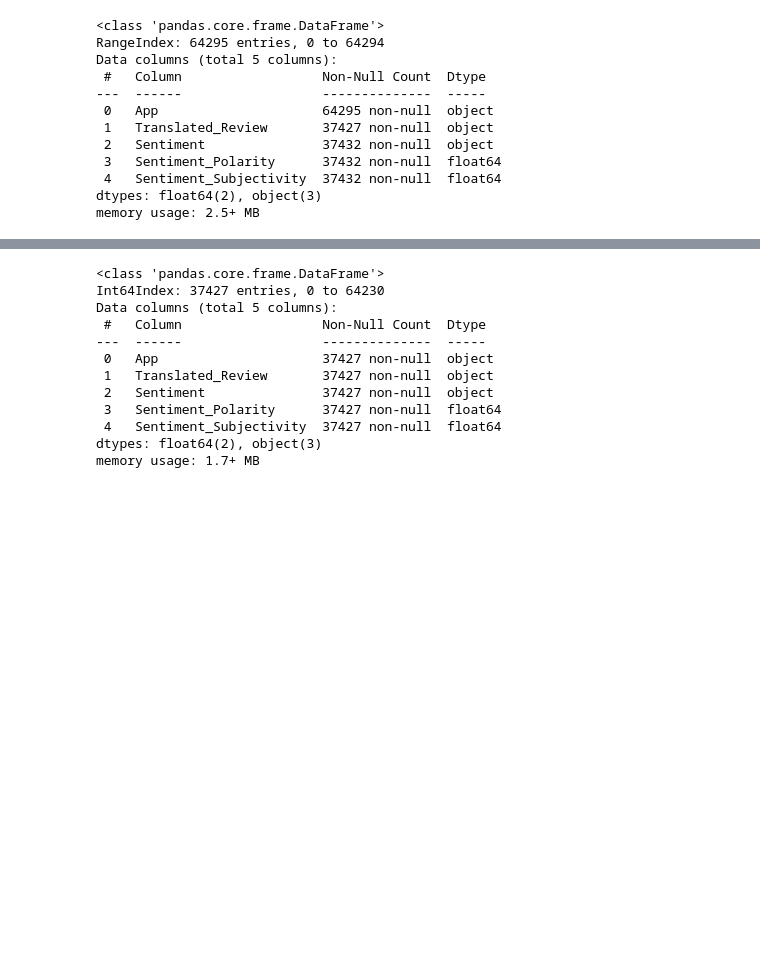
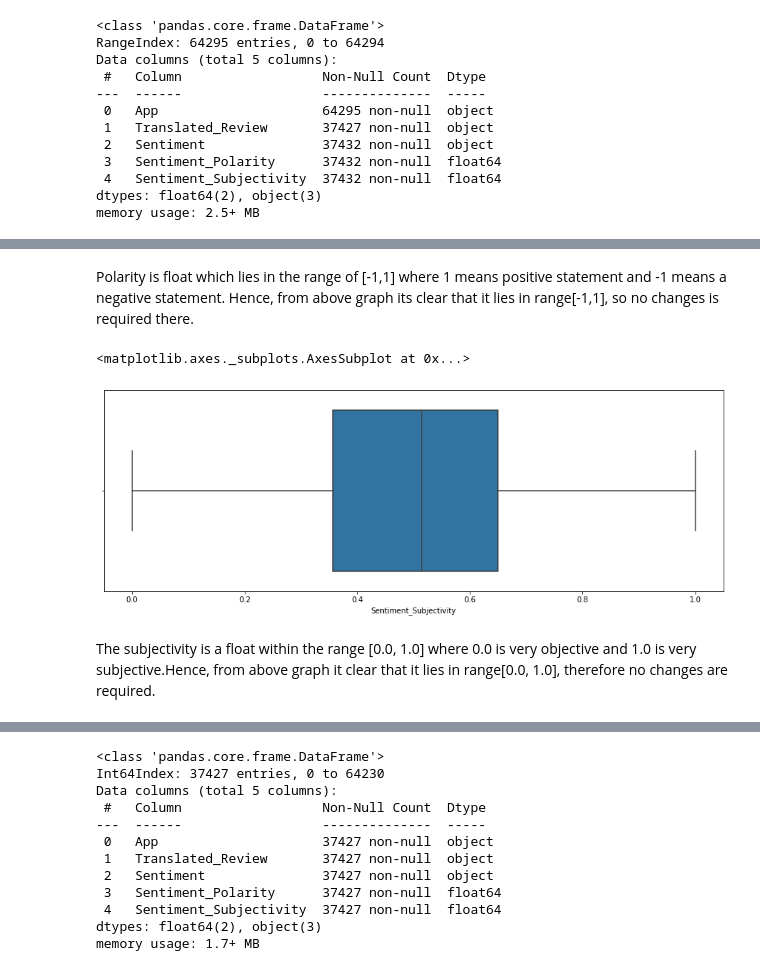
Before and after one commit to kishor0896/playstorereviewanalysis, a Jupyter notebook: Copy_of_Copy_of_Copy_of_Play_Store_App_Review_Analysis_Capstone_Project.ipynb, the cells around one changed output, grey strips where cells are left out. Drawn from its saved outputs; the diff is of its cells as text; code cells hidden in the pictures; blank space fills up the shorter version.

```diff
--- a/Copy_of_Copy_of_Copy_of_Play_Store_App_Review_Analysis_Capstone_Project.ipynb
+++ b/Copy_of_Copy_of_Copy_of_Play_Store_App_Review_Analysis_Capstone_Project.ipynb
@@ -581,3 +623,14 @@ df_review.tail(10)
+# %% [markdown]
+Polarity is float which lies in the range of [-1,1] where 1 means positive statement and -1 means a negative statement. Hence, from above graph its clear that it lies in range[-1,1], so no changes is required there.
+# %%
+#Creating a box graph for the 'Sentiment_Subjectivity' column
+plt.figure(figsize = (15,5))
+sns.boxplot(df_review['Sentiment_Subjectivity'], x='Sentiment_Subjectivity')
+# %% [output]
+<matplotlib.axes._subplots.AxesSubplot at 0x...>
+[figure, added]
+# %% [markdown]
+The subjectivity is a float within the range [0.0, 1.0] where 0.0 is very objective and 1.0 is very subjective.Hence, from above graph it clear that it lies in range[0.0, 1.0], therefore no changes are required.
 # %%
 df_review.isnull().sum()
 # %% [output]
```
Also changed, not shown: parts of 98 cells of this notebook.
